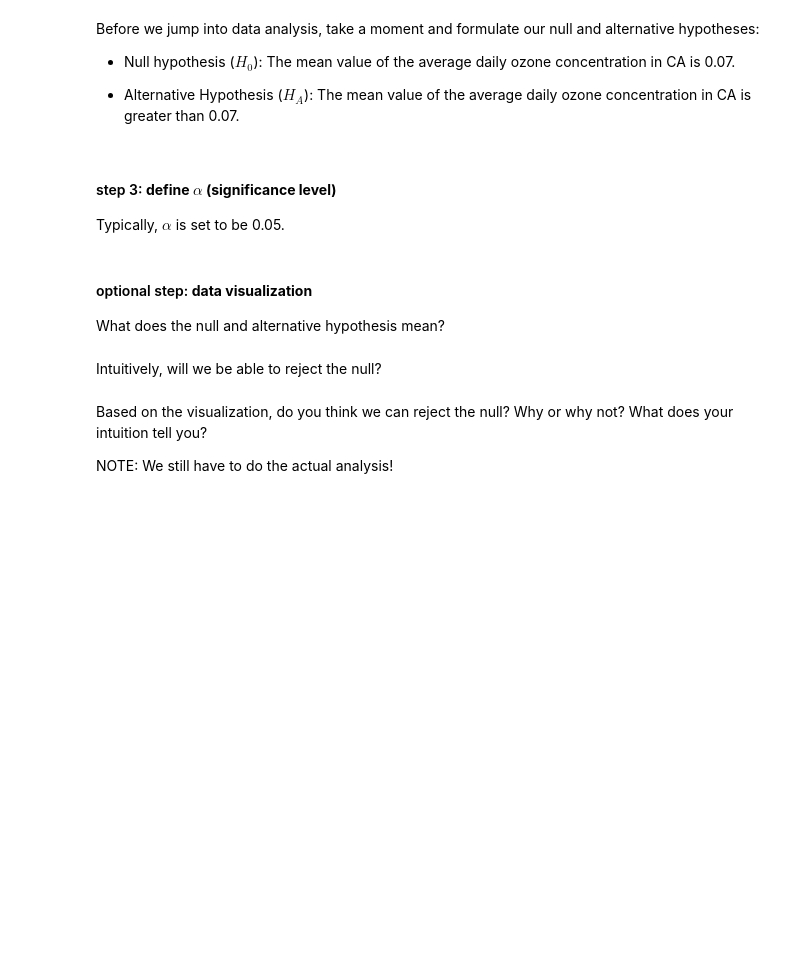
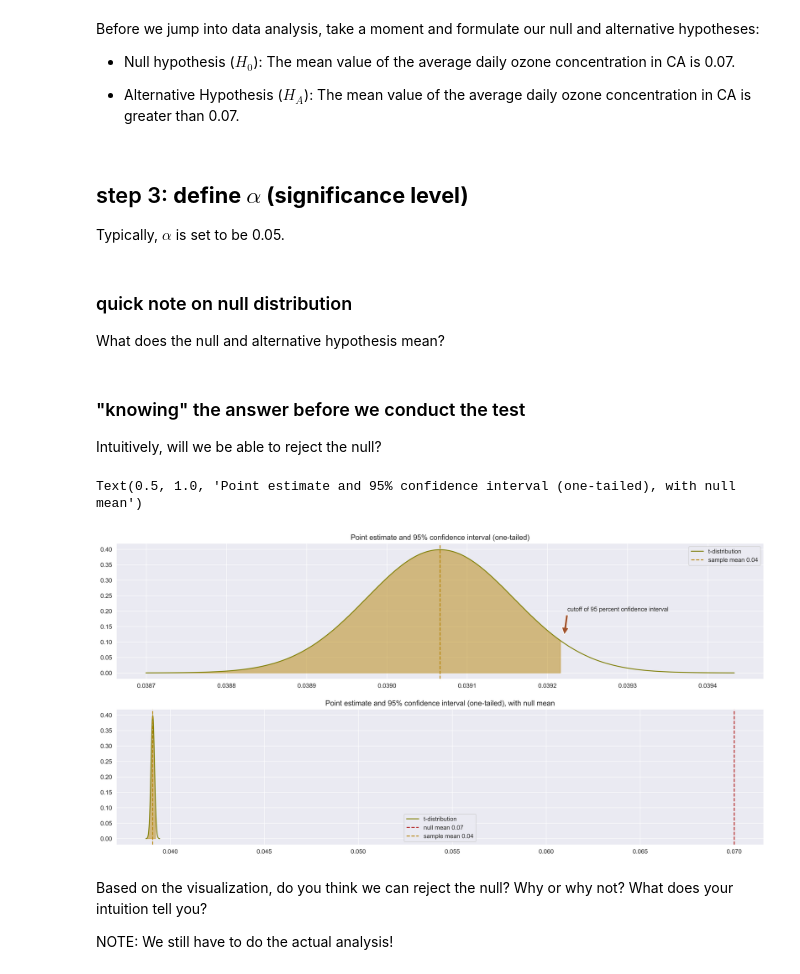
Before and after one commit to yusunnyf/Fall-24-ES-Workshops, a Jupyter notebook: Intro to Statistical Analysis/workshop2.ipynb, the cells around one changed output. Cells and saved outputs as stored; diff of their text form; code cells hidden in the pictures; blank space fills up the shorter version.

```diff
--- a/Intro to Statistical Analysis/workshop2.ipynb
+++ b/Intro to Statistical Analysis/workshop2.ipynb
@@ -68,8 +68,7 @@ df = df.dropna()
 # TODO: keep everything *except for* the first 6 columns
 # i.e., we don't need: Unnamed: 0.1, Unnamed: 0, State Code,County Code, Site Num, and Address
 # there are several right answers to this!
-# df = df.iloc[:,6:]
-# df = df.drop(columns = ['Unnamed: 0.1', 'Unnamed: 0', 'State Code', 'County Code', 'Site Num', 'Address'])
+df = ____
 df.head()
 # %%
 # an important addition: as a good practice, when dealing with datetime objects in a dataframe,
@@ -128,11 +125,11 @@ Before we jump into data analysis, take a moment and formulate our null and alte
 
 - Alternative Hypothesis ($H_A$): The mean value of the average daily ozone concentration in CA is greater than 0.07.
 # %% [markdown]
-#### step 3: **define $\alpha$ (significance level)**
+## step 3: **define $\alpha$ (significance level)**
 
 Typically, $\alpha$ is set to be 0.05.
 # %% [markdown]
-#### optional step: **data visualization**
+### quick note on null distribution
 
 What does the null and alternative hypothesis mean?
 # %%
@@ -214,4 +211,6 @@ ax[2].annotate('rejection region', xy=(left_tail-sample_std*0.7, 0.15*max(y)),
 ax[2].legend(loc='best')
 ax[2].set_title('Left tailed test (HA: μ < μ₀)')
 # %% [markdown]
+### "knowing" the answer before we conduct the test
+
 Intuitively, will we be able to reject the null?
@@ -242,3 +217,57 @@ plt.savefig("figures/ci_and_h0.png")
+# %%
+# first, declare the figure
+fig, ax = plt.subplots(2, 1, figsize=(16, 8), dpi=400)
+plt.tight_layout(pad=3.0)
+
+# next, plot with Seaborn
+# first, declare the point estimation first, which is the mean of ozone in this case
+sample_mean = ca_2011_2013['o3'].mean()
+sample_std = ca_2011_2013['o3'].std(ddof = 1) # ddof = 1 for *sample* standard deviation
+sample_size = len(ca_2011_2013['o3'])
+
+# alternatively, if you want your code to look "cleaner"
+o3_sample = ca_2011_2013['o3']
+sample_mean = np.mean(o3_sample)
+sample_std = np.std(o3_sample, ddof = 1) # ddof = 1 for *sample* standard deviation
+sample_size = len(o3_sample)
+
+# second, define degrees of freedom
+ddof = sample_size - 1
+
+# significance level (α)
+confidence_level = 0.95
+alpha = 1 - confidence_level
+t_critical = stats.t.ppf(1 - alpha, df=n-1)  # Use t-distribution for smaller samples
+
+# standard error
+sample_se = sample_std / np.sqrt(n)
+
+# 95% confidence interval
+upper_bound = sample_mean + t_critical * sample_se
+
+# Generate x values for the t-distribution
+x = np.linspace(sample_mean - 4 * sample_se, sample_mean + 4 * sample_se, 1000)
+y = stats.t.pdf((x - sample_mean) / sample_se, df=n-1)
+
+ax[0].plot(x, y, label='t-distribution', color='olive')
+ax[0].fill_between(x, y, where=(x <= upper_bound), color='darkgoldenrod', alpha=0.5)
+ax[0].axvline(x = sample_mean, color = 'darkgoldenrod', linestyle = '--', label = f"sample mean {sample_mean:.02f}")
+ax[0].legend(loc=0)
+ax[0].annotate('cutoff of 95 percent onfidence interval', xy=(upper_bound*1.0001, 0.3*max(y)),
+             xytext=(upper_bound*1.0002, 0.5*max(y)),
+             arrowprops=dict(facecolor='sienna', shrink=0.05),
+             ha='left')
+ax[0].set_title("Point estimate and 95% confidence interval (one-tailed)")
+
+ax[1].plot(x, y, label='t-distribution', color='olive')
+ax[1].fill_between(x, y, where=(x <= upper_bound), color='darkgoldenrod', alpha=0.5)
+ax[1].axvline(x = 0.07, color = 'firebrick', linestyle = '--', label = f"null mean {null_mean}")
+ax[1].axvline(x = sample_mean, color = 'darkgoldenrod', linestyle = '--', label = f"sample mean {sample_mean:.02f}")
+ax[1].legend(loc=0)
+ax[1].set_title("Point estimate and 95% confidence interval (one-tailed), with null mean")
+# %% [output]
+Text(0.5, 1.0, 'Point estimate and 95% confidence interval (one-tailed), with null mean')
+[figure, added]
 # %% [markdown]
 Based on the visualization, do you think we can reject the null? Why or why not? What does your intuition tell you?
 
```
Also changed, not shown: parts of 58 cells of this notebook, 3 other files.
